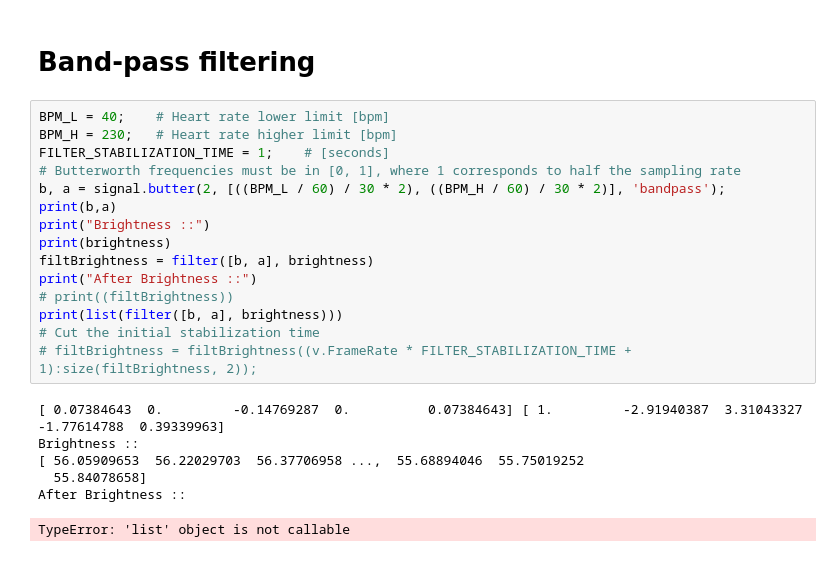
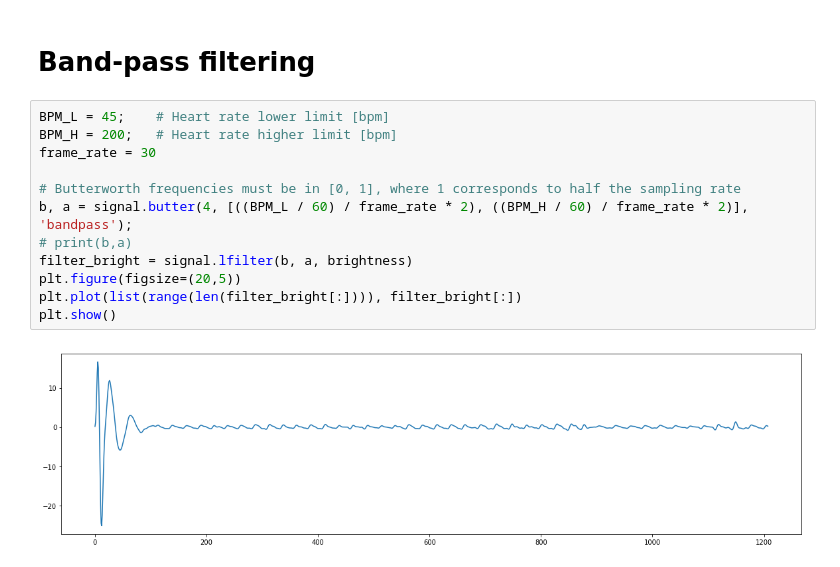
Before and after one commit to jaeyung1001/ML_MEDICAL, a Jupyter notebook: Assignment3/Assignment3.ipynb, the cells around one changed output. Drawn from its saved outputs; the diff is of its cells as text.

```diff
--- a/Assignment3/Assignment3.ipynb
+++ b/Assignment3/Assignment3.ipynb
@@ -30,24 +24,16 @@ plt.show()
 # %% [markdown]
 # Band-pass filtering
 # %%
-BPM_L = 40;    # Heart rate lower limit [bpm]
-BPM_H = 230;   # Heart rate higher limit [bpm]
-FILTER_STABILIZATION_TIME = 1;    # [seconds]
+BPM_L = 45;    # Heart rate lower limit [bpm]
+BPM_H = 200;   # Heart rate higher limit [bpm]
+frame_rate = 30
+
 # Butterworth frequencies must be in [0, 1], where 1 corresponds to half the sampling rate
-b, a = signal.butter(2, [((BPM_L / 60) / 30 * 2), ((BPM_H / 60) / 30 * 2)], 'bandpass');
-print(b,a)
-print("Brightness ::")
-print(brightness)
-filtBrightness = filter([b, a], brightness)
-print("After Brightness ::")
-# print((filtBrightness))
-print(list(filter([b, a], brightness)))
-# Cut the initial stabilization time
-# filtBrightness = filtBrightness((v.FrameRate * FILTER_STABILIZATION_TIME + 1):size(filtBrightness, 2));
+b, a = signal.butter(4, [((BPM_L / 60) / frame_rate * 2), ((BPM_H / 60) / frame_rate * 2)], 'bandpass');
+# print(b,a)
+filter_bright = signal.lfilter(b, a, brightness)
+plt.figure(figsize=(20,5))
+plt.plot(list(range(len(filter_bright[:]))), filter_bright[:])
+plt.show()
 # %% [output]
-[ 0.07384643  0.         -0.14769287  0.          0.07384643] [ 1.         -2.91940387  3.31043327 -1.77614788  0.39339963]
-Brightness ::
-[ 56.05909653  56.22029703  56.37706958 ...,  55.68894046  55.75019252
-  55.84078658]
-After Brightness ::
-TypeError: 'list' object is not callable
+[figure, added]
```
Also changed, not shown: parts of 11 cells of this notebook.
